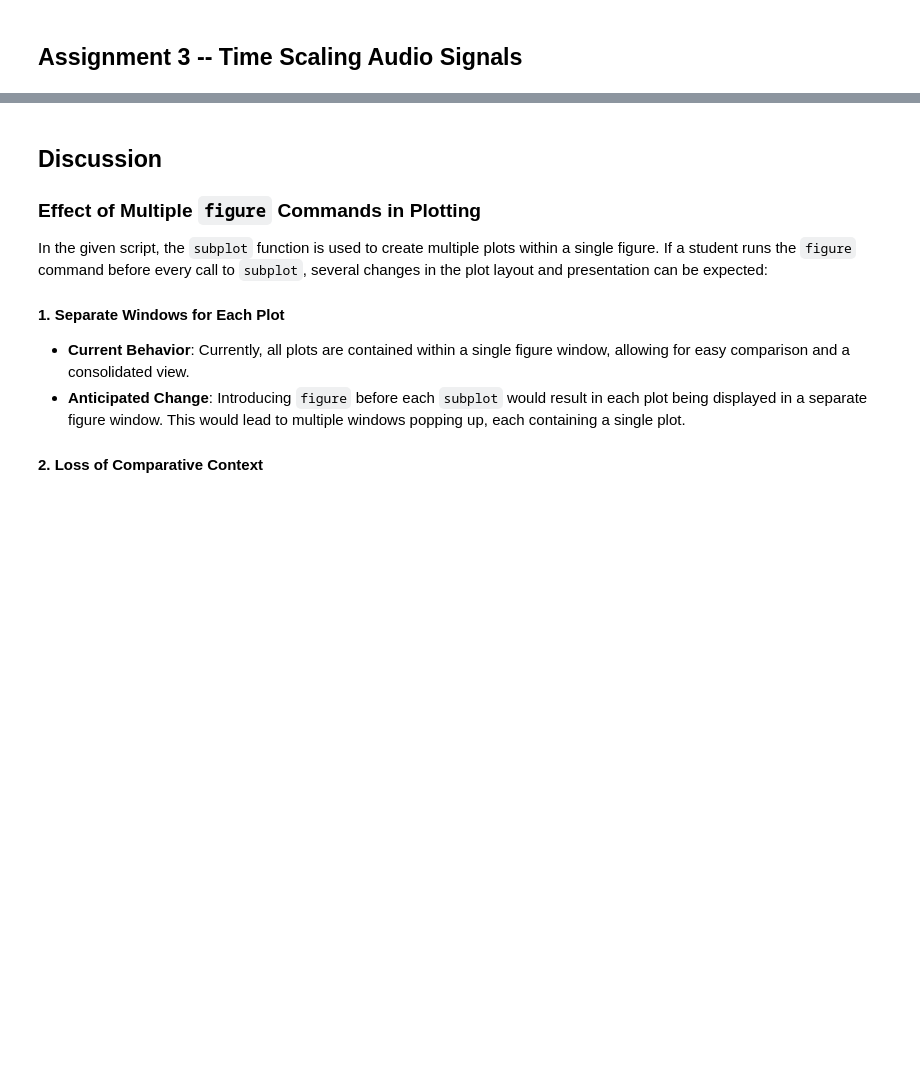
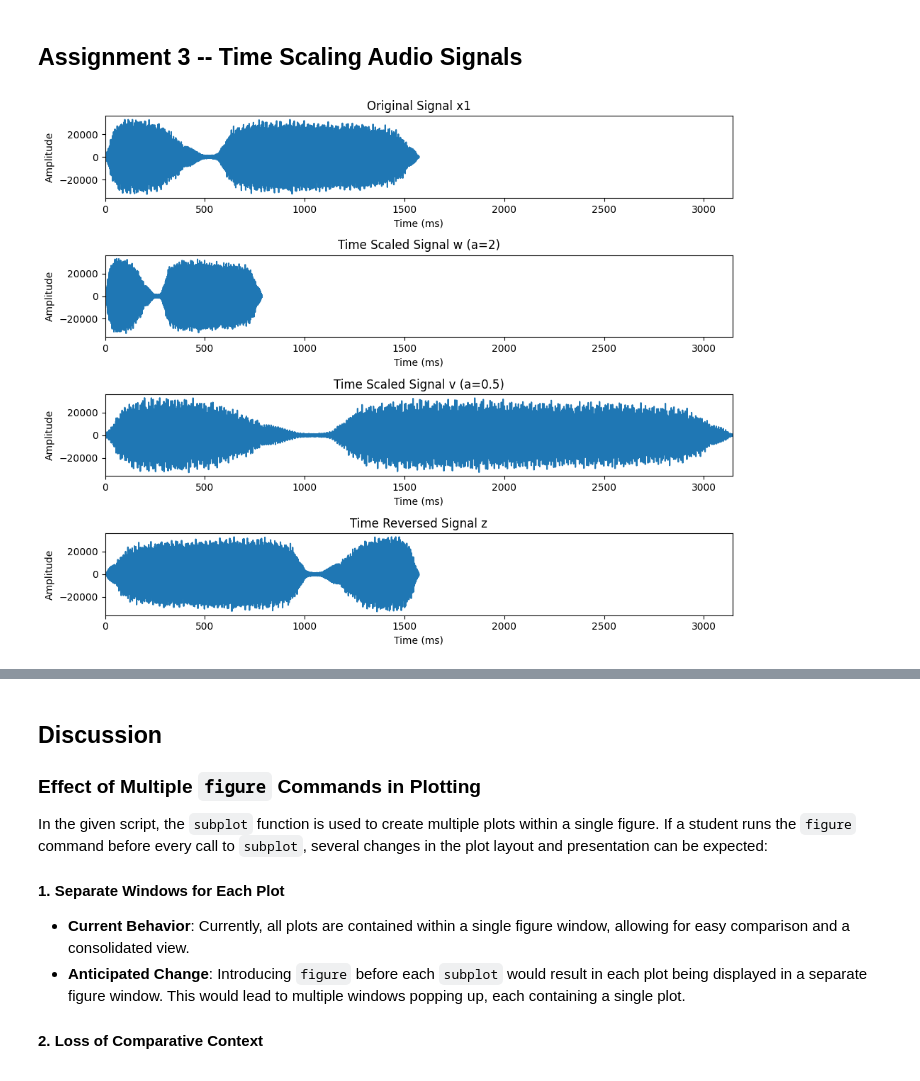
Before and after one commit to liliana0514/513HW1, a Jupyter notebook: 513TemplateL1.ipynb, the cells around one changed output, grey strips where cells are left out. Cells and saved outputs as stored; diff of their text form; code cells hidden in the pictures; blank space fills up the shorter version.

```diff
--- a/513TemplateL1.ipynb
+++ b/513TemplateL1.ipynb
@@ -304,93 +305,123 @@ By adjusting the decay rate \( \alpha \), you can control the speed of the decay
 # %% [markdown]
 ## Assignment 3 -- Time Scaling Audio Signals
 # %%
+# Assignment 3: Time Scaling Audio Signals
+
+# Import necessary libraries
 import numpy as np
 import matplotlib.pyplot as plt
 from scipy.io import wavfile
 from scipy import signal as sig
 from fractions import Fraction
+from IPython.display import Audio, display
+import ipywidgets as widgets
+%matplotlib inline
 
-# Attempt to read the WAV file and handle possible exceptions
+# Part A: Replicating the Time Scale Function
+# Read the WAV file while handling exceptions
 try:
-    # Read the audio file. 'fs1' is the sampling rate, 'x1' is the audio data.
+    # fs1: Sampling rate of the audio file
+    # x1: Audio signal vector
     fs1, x1 = wavfile.read(r"C:\D\研究所\Q2\513\513HW1\train32.wav")
-    # Convert audio data to float64 for further processing
-    x1 = x1.astype(np.float64)
+    x1 = x1.astype(np.float64)  # Convert audio signal to float64 for processing
 except Exception as e:
-    # If an error occurs during file reading, print the error message and exit.
     print("Error reading file:", e)
     exit()
 
-# Function to scale the time of a signal
+# Define the timescale function to scale the audio signal in time
 def timescale(x, fs, a):
-    # Convert the scaling factor 'a' to a fraction with a maximum denominator of 1000.
-    # This is for more accurate resampling.
+    # Fraction used for resampling the signal
     fraction = Fraction.from_float(a).limit_denominator(1000)
-    # Resample the signal 'x' by changing the number of samples.
-    # This effectively scales the time axis by 'a'.
+    # Resample the signal using fractional values
     y = sig.resample_poly(x, fraction.denominator, fraction.numerator)
-    # Create a time vector for the resampled signal.
+    # Create a time vector for the resampled signal
     t = np.arange(0, len(y), 1) * (1.0 / fs)
     return y, t
 
-# Try scaling the time of the original signal
+# Part B: Using the Time Scale Function
 try:
-    # Scale the time of the original signal by a factor of 2
+    # Scale the signal by a factor of 2 (speed up)
     w, t_w = timescale(x1, fs1, 2)
-    # Scale the time of the original signal by a factor of 0.5
+    # Scale the signal by a factor of 0.5 (slow down)
     v, t_v = timescale(x1, fs1, 0.5)
 except Exception as e:
-    # If an error occurs during signal processing, print the error message and exit.
     print("Error processing signal:", e)
     exit()
 
-# Create a time-reversed version of the original signal
-z = x1[::-1]
-# Create a time vector for the reversed signal
-t_z = np.arange(len(z)) / fs1
+# Create a time-reversed version of the signal
+z = x1[::-1]  # Reverse the audio signal
+t_z = np.arange(len(z)) / fs1  # Time vector for the reversed signal
 
 # Convert time vectors to milliseconds for plotting
 t_x1 = np.arange(len(x1)) / fs1 * 1000
 t_w *= 1000
 t_v *= 1000
 t_z *= 1000
 
-# Determine the maximum length of all time vectors in milliseconds
-max_t = max(t_x1[-1], t_w[-1], t_v[-1], t_z[-1])
-
-# Plotting the signals
+# Part C: Plot the Four Signals
+# Set up the plot for the four signals
 fig, axs = plt.subplots(4, 1, figsize=(10, 8))
 
-# Plot the original signal x1
+# Plot original signal x1
 axs[0].plot(t_x1, x1)
 axs[0].set_title('Original Signal x1')
 axs[0].set_xlabel('Time (ms)')
 axs[0].set_ylabel('Amplitude')
-axs[0].set_xlim([0, max_t])
 
-# Plot the time-scaled signal w
+# Plot time-scaled signal w (a=2)
 axs[1].plot(t_w, w)
 axs[1].set_title('Time Scaled Signal w (a=2)')
 axs[1].set_xlabel('Time (ms)')
 axs[1].set_ylabel('Amplitude')
-axs[1].set_xlim([0, max_t])
 
-# Plot the time-scaled signal v
+# Plot time-scaled signal v (a=0.5)
 axs[2].plot(t_v, v)
 axs[2].set_title('Time Scaled Signal v (a=0.5)')
 axs[2].set_xlabel('Time (ms)')
 axs[2].set_ylabel('Amplitude')
-axs[2].set_xlim([0, max_t])
 
-# Plot the time-reversed signal z
+# Plot time-reversed signal z
 axs[3].plot(t_z, z)
 axs[3].set_title('Time Reversed Signal z')
 axs[3].set_xlabel('Time (ms)')
 axs[3].set_ylabel('Amplitude')
-axs[3].set_xlim([0, max_t])
 
-plt.tight_layout()
-plt.show()
+# Adjust x-axis limits for all plots to be consistent
+max_t = max(t_x1[-1], t_w[-1], t_v[-1], t_z[-1])
+for ax in axs:
+    ax.set_xlim([0, max_t])
+
+plt.tight_layout()  # Adjust layout to prevent overlap
+plt.show()  # Display the plots
+
+# Part D: Save and Play the Signals
+# Function to save audio files
+def save_audio(signal, fs, filename):
+    # Normalize and save signal as a WAV file
+    signal_normalized = np.int16(signal/np.max(np.abs(signal)) * 32767)
+    wavfile.write(filename, fs, signal_normalized)
+
+# Function to create a button for playing audio
+def create_play_button(file_path, label):
+    # Create a button for playing an audio file
+    button = widgets.Button(description=f"Play {label}")
+    button.on_click(lambda _: display(Audio(filename=file_path, autoplay=True)))
+    return button
+
+# Save all audio files
+save_audio(x1, fs1, 'original.wav')
+save_audio(w, fs1, 'w.wav')
+save_audio(v, fs1, 'v.wav')
+save_audio(z, fs1, 'z.wav')
+
+# Create and display buttons for each audio file
+button_original = create_play_button('original.wav', "Original")
+button_w = create_play_button('w.wav', "Time Scaled (a=2)")
+button_v = create_play_button('v.wav', "Time Scaled (a=0.5)")
+button_z = create_play_button('z.wav', "Time Reversed")
+
+display(button_original, button_w, button_v, button_z)  # Display the audio playback buttons
 # %% [output]
+[figure, added]
 [interactive output not drawn]
 [interactive output not drawn]
```
Also changed, not shown: parts of 2 cells of this notebook, 8 other files.
